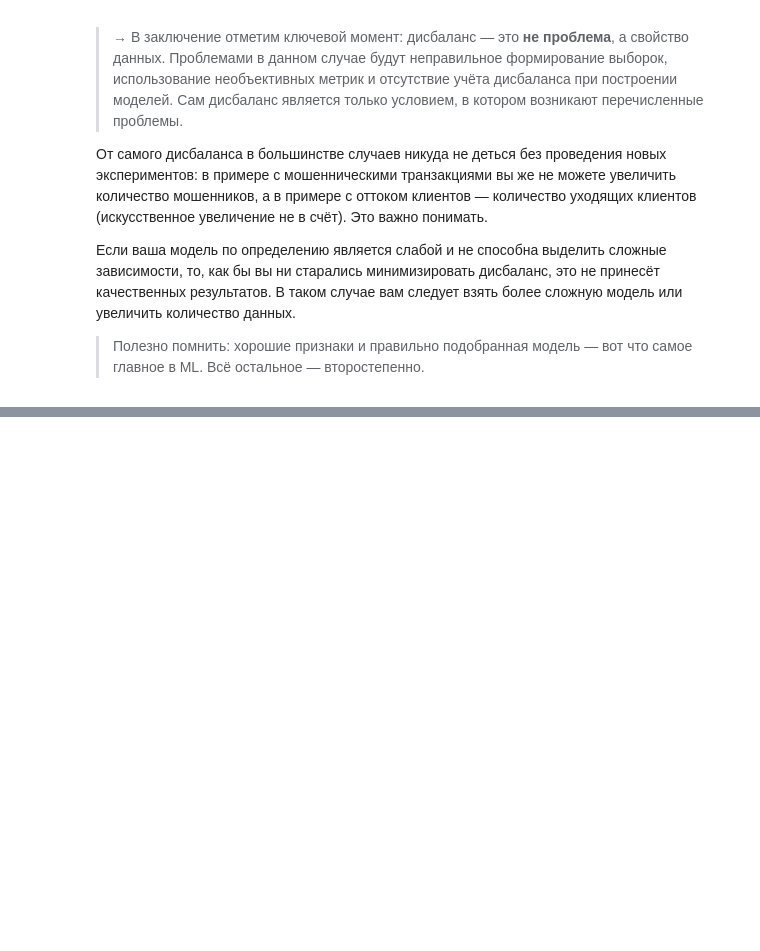
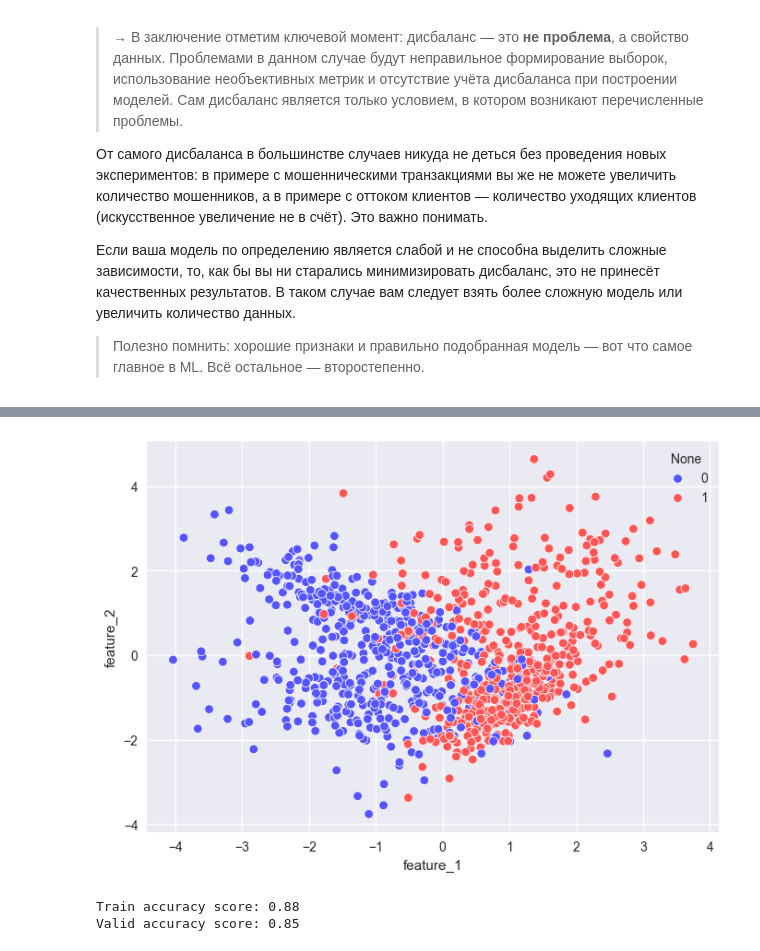
Before and after one commit to ArthurAkhmetzyanov/SF_DSPR, a Jupyter notebook: ML/ML-5/ML-5.2 validation.ipynb, the cells around one changed output, grey strips where cells are left out. Cells and saved outputs as stored; diff of their text form; code cells hidden in the pictures; blank space fills up the shorter version.

```diff
--- a/ML/ML-5/ML-5.2 validation.ipynb
+++ b/ML/ML-5/ML-5.2 validation.ipynb
@@ -1098,0 +1396,32 @@ plot_probabilities_2d(X, y, log_reg_2d)
+# %%
+from sklearn import datasets
+X, y = datasets.make_classification(
+    n_samples=1000, #количество объектов
+    n_features=2, #количество признаков
+    n_informative=2, #количество информативных признаков
+    n_redundant=0, #количество неинформативных признаков
+    n_classes=2, #количество классов
+    n_clusters_per_class=2, #количество кластеров внутри класса
+    random_state=1 #генератор случайных чисел
+)
+X = pd.DataFrame(X, columns=['feature_1', 'feature_2'])
+y = pd.Series(y)
+sns.scatterplot(x=X['feature_1'], y=X['feature_2'], hue=y, palette='seismic');
+# %% [output]
+[figure, added]
+# %%
+X_train, X_valid, y_train, y_valid = model_selection.train_test_split(X, y, stratify=y, test_size=0.3, random_state=42)
+#Создаём модель
+dt = tree.DecisionTreeClassifier(max_depth=3)
+#Обучаем модель на тренировочной выборке
+dt.fit(X_train, y_train)
+#Делаем предсказание для каждой из выборок
+y_train_pred = dt.predict(X_train)
+y_valid_pred = dt.predict(X_valid)
+#Выводим значения метрик для тренировочной выборки
+print('Train accuracy score: {:.2f}'.format(metrics.accuracy_score(y_train, y_train_pred)))
+#Выводим значения метрик для валидационной выборки
+print('Valid accuracy score: {:.2f}'.format(metrics.accuracy_score(y_valid, y_valid_pred)))
+# %% [output]
+Train accuracy score: 0.88
+Valid accuracy score: 0.85
```
Also changed, not shown: parts of 43 cells of this notebook, 28 other files.
